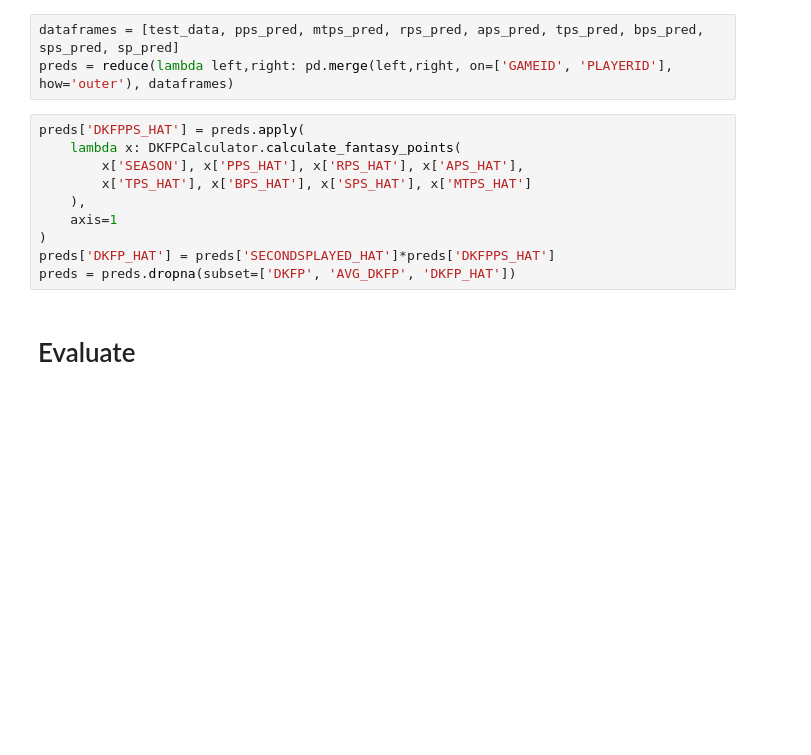
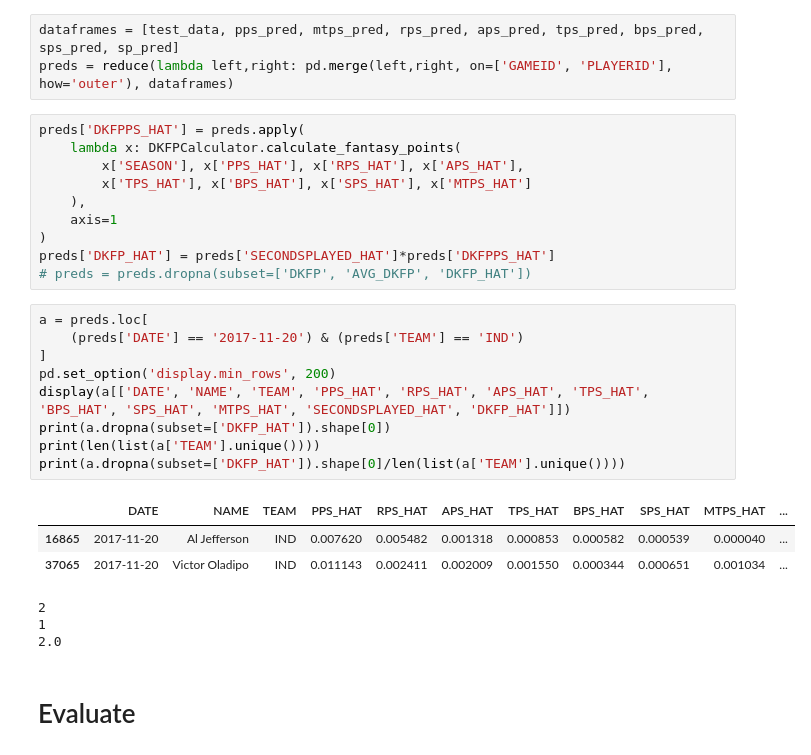
Before and after one commit to bshim1108/pyNBA, a Jupyter notebook: pyNBA/Research/FantasyPoints.ipynb, the cells around one changed output. Cells and saved outputs as stored; diff of their text form; blank space fills up the shorter version.

```diff
--- a/pyNBA/Research/FantasyPoints.ipynb
+++ b/pyNBA/Research/FantasyPoints.ipynb
@@ -169,7 +169,23 @@ preds['DKFPPS_HAT'] = preds.apply(
     axis=1
 )
 preds['DKFP_HAT'] = preds['SECONDSPLAYED_HAT']*preds['DKFPPS_HAT']
-preds = preds.dropna(subset=['DKFP', 'AVG_DKFP', 'DKFP_HAT'])
+# preds = preds.dropna(subset=['DKFP', 'AVG_DKFP', 'DKFP_HAT'])
+# %%
+a = preds.loc[
+    (preds['DATE'] == '2017-11-20') & (preds['TEAM'] == 'IND')
+]
+pd.set_option('display.min_rows', 200)
+display(a[['DATE', 'NAME', 'TEAM', 'PPS_HAT', 'RPS_HAT', 'APS_HAT', 'TPS_HAT', 'BPS_HAT', 'SPS_HAT', 'MTPS_HAT', 'SECONDSPLAYED_HAT', 'DKFP_HAT']])
+print(a.dropna(subset=['DKFP_HAT']).shape[0])
+print(len(list(a['TEAM'].unique())))
+print(a.dropna(subset=['DKFP_HAT']).shape[0]/len(list(a['TEAM'].unique())))
+# %% [output]
+|  | DATE | NAME | TEAM | PPS_HAT | RPS_HAT | APS_HAT | TPS_HAT | BPS_HAT | SPS_HAT | MTPS_HAT | ... |
+| 16865 | 2017-11-20 | Al Jefferson | IND | 0.007620 | 0.005482 | 0.001318 | 0.000853 | 0.000582 | 0.000539 | 0.000040 | ... |
+| 37065 | 2017-11-20 | Victor Oladipo | IND | 0.011143 | 0.002411 | 0.002009 | 0.001550 | 0.000344 | 0.000651 | 0.001034 | ... |
+2
+1
+2.0
 # %% [markdown]
 # Evaluate
 # %%
```
Also changed, not shown: parts of 13 cells of this notebook, 32 other files.
